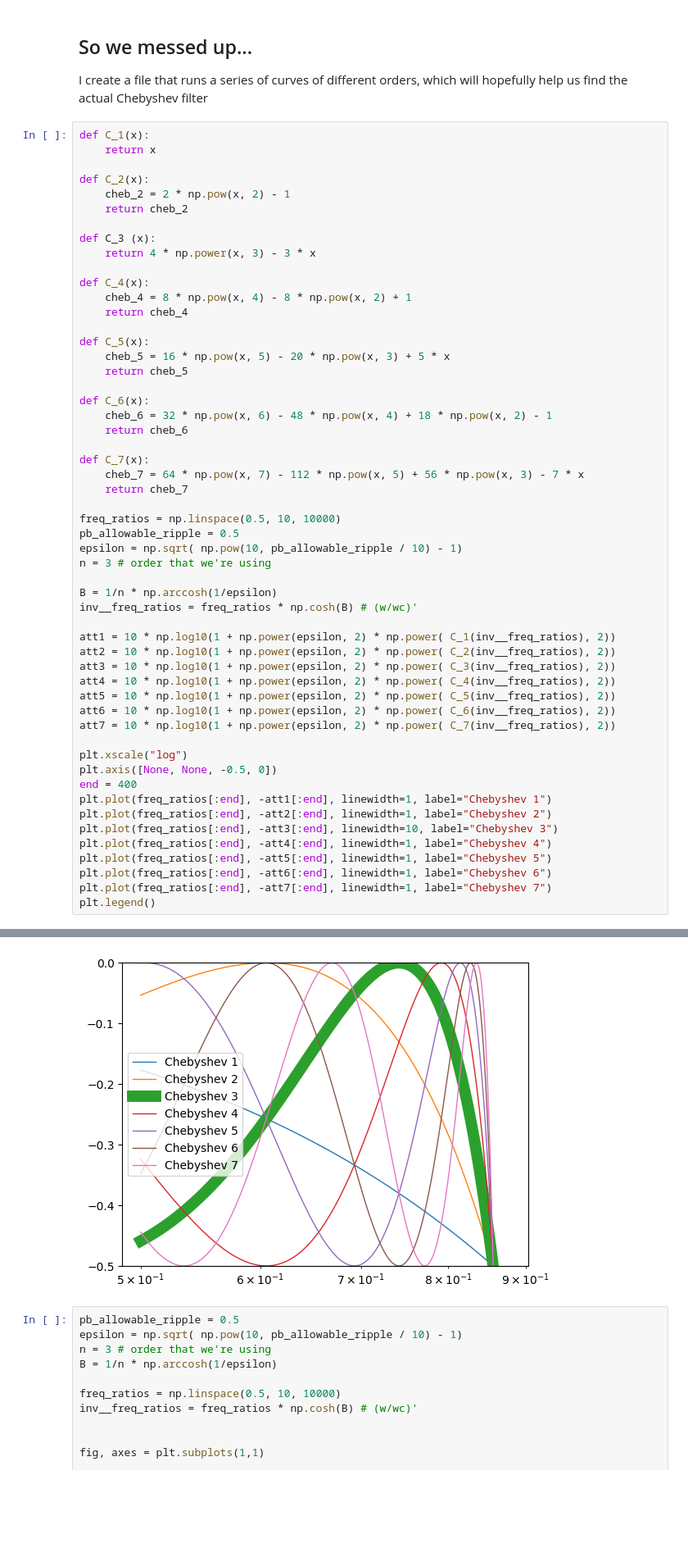
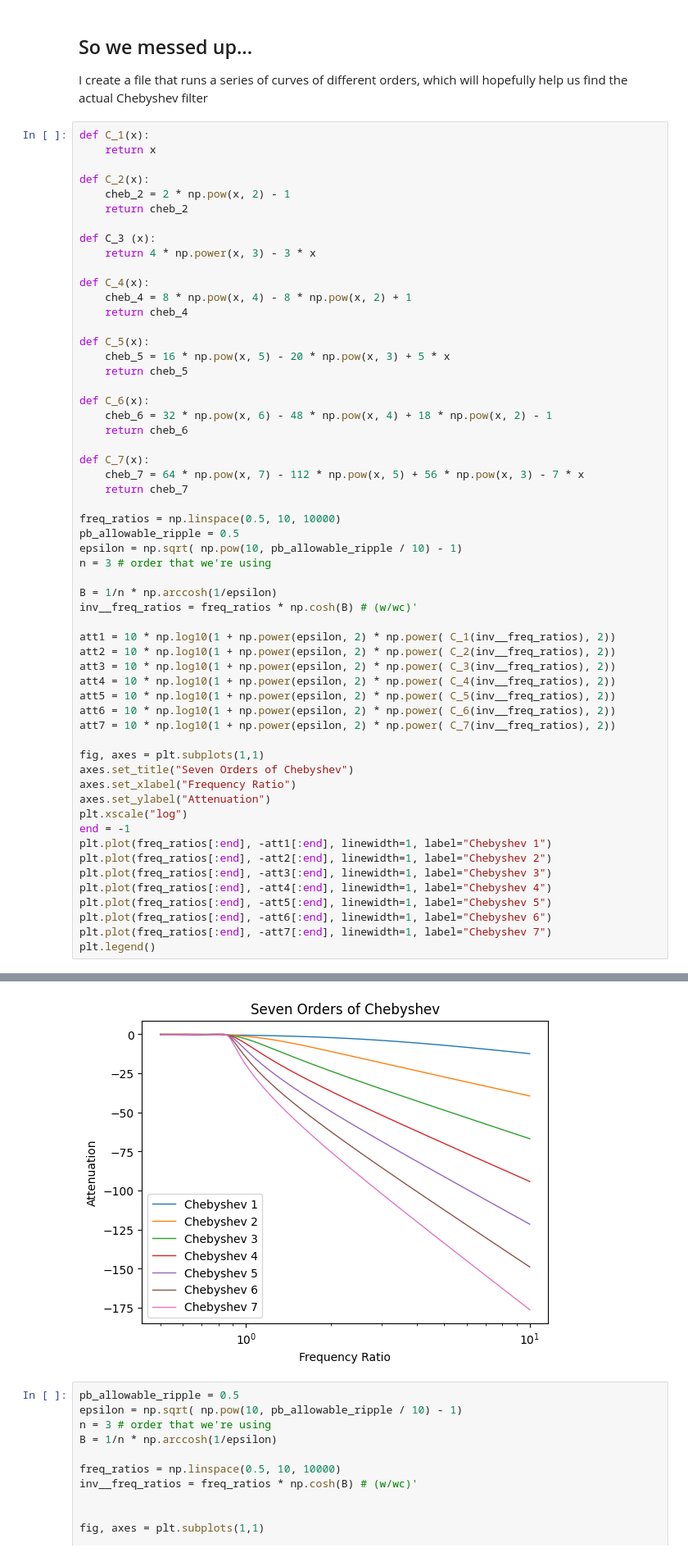
Before and after one commit to zoe-worrall/e155_labs, a Jupyter notebook: zoe-worrall-website/projects/radio_frequency/projects/designProject1_Analysis.ipynb, the cells around one changed output, grey strips where cells are left out. Shown at 82% size. Drawn from its saved outputs; the diff is of its cells as text; blank space fills up the shorter version.

```diff
--- a/zoe-worrall-website/projects/radio_frequency/projects/designProject1.ipynb
+++ b/zoe-worrall-website/projects/radio_frequency/projects/designProject1_Analysis.ipynb
@@ -179,37 +183,40 @@ def C_6(x):
 def C_7(x):
     cheb_7 = 64 * np.pow(x, 7) - 112 * np.pow(x, 5) + 56 * np.pow(x, 3) - 7 * x
     return cheb_7
 
 freq_ratios = np.linspace(0.5, 10, 10000)
 pb_allowable_ripple = 0.5
 epsilon = np.sqrt( np.pow(10, pb_allowable_ripple / 10) - 1)
 n = 3 # order that we're using
 
 B = 1/n * np.arccosh(1/epsilon)
 inv__freq_ratios = freq_ratios * np.cosh(B) # (w/wc)'
 
 att1 = 10 * np.log10(1 + np.power(epsilon, 2) * np.power( C_1(inv__freq_ratios), 2))
 att2 = 10 * np.log10(1 + np.power(epsilon, 2) * np.power( C_2(inv__freq_ratios), 2))
 att3 = 10 * np.log10(1 + np.power(epsilon, 2) * np.power( C_3(inv__freq_ratios), 2))
 att4 = 10 * np.log10(1 + np.power(epsilon, 2) * np.power( C_4(inv__freq_ratios), 2))
 att5 = 10 * np.log10(1 + np.power(epsilon, 2) * np.power( C_5(inv__freq_ratios), 2))
 att6 = 10 * np.log10(1 + np.power(epsilon, 2) * np.power( C_6(inv__freq_ratios), 2))
 att7 = 10 * np.log10(1 + np.power(epsilon, 2) * np.power( C_7(inv__freq_ratios), 2))
 
+fig, axes = plt.subplots(1,1)
+axes.set_title("Seven Orders of Chebyshev")
+axes.set_xlabel("Frequency Ratio")
+axes.set_ylabel("Attenuation")
 plt.xscale("log")
-plt.axis([None, None, -0.5, 0])
-end = 400
+end = -1
 plt.plot(freq_ratios[:end], -att1[:end], linewidth=1, label="Chebyshev 1")
 plt.plot(freq_ratios[:end], -att2[:end], linewidth=1, label="Chebyshev 2")
-plt.plot(freq_ratios[:end], -att3[:end], linewidth=10, label="Chebyshev 3")
+plt.plot(freq_ratios[:end], -att3[:end], linewidth=1, label="Chebyshev 3")
 plt.plot(freq_ratios[:end], -att4[:end], linewidth=1, label="Chebyshev 4")
 plt.plot(freq_ratios[:end], -att5[:end], linewidth=1, label="Chebyshev 5")
 plt.plot(freq_ratios[:end], -att6[:end], linewidth=1, label="Chebyshev 6")
 plt.plot(freq_ratios[:end], -att7[:end], linewidth=1, label="Chebyshev 7")
 plt.legend()
 # %% [output]
 <matplotlib.legend.Legend at 0x...>
-[figure, old version]
+[figure, new version]
 # %%
 pb_allowable_ripple = 0.5
 epsilon = np.sqrt( np.pow(10, pb_allowable_ripple / 10) - 1)
```
Also changed, not shown: parts of 17 cells of this notebook, 6 other files.
